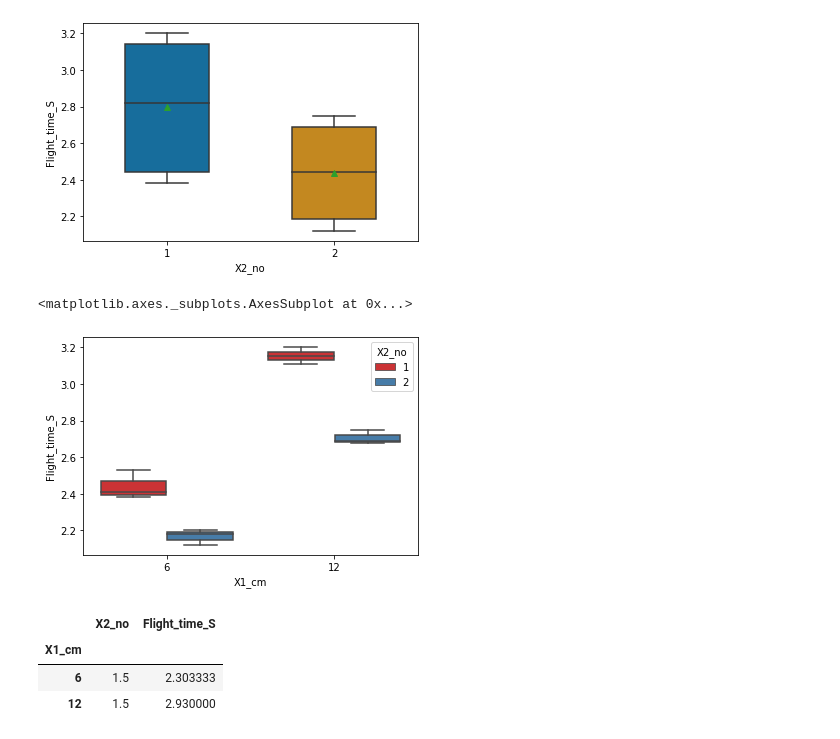
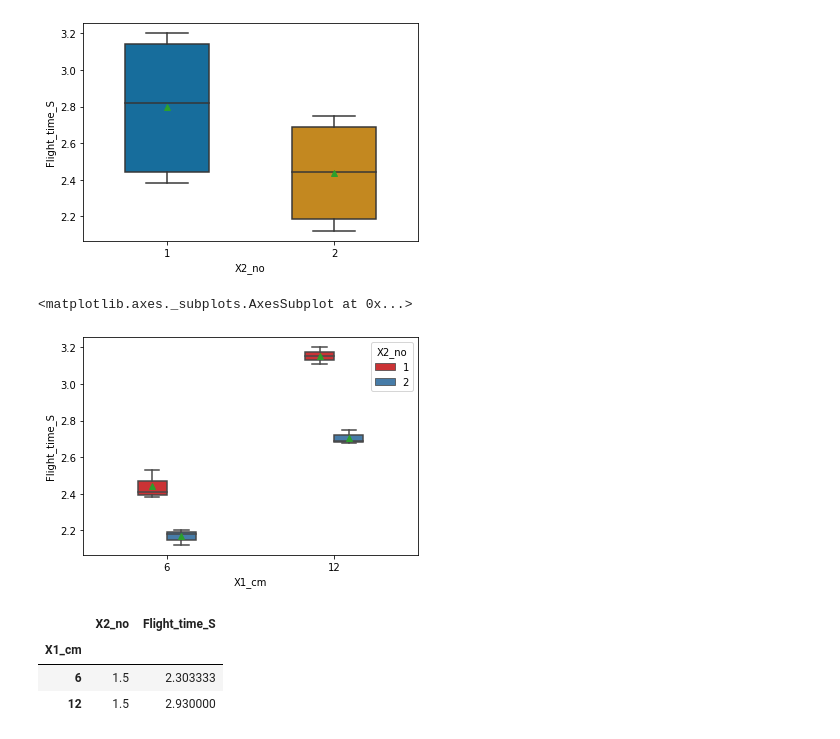
Before and after one commit to sankarsasmal/Python, a Jupyter notebook: Statistics_with_Python_Quickstart.ipynb, the cells around one changed output. Saved outputs shown, nothing was run; the diff lists cells and outputs as text; code cells hidden in the pictures.

```diff
--- a/Statistics_with_Python_Quickstart.ipynb
+++ b/Statistics_with_Python_Quickstart.ipynb
@@ -95,10 +95,11 @@ sns.boxplot(y='Flight_time_S', x='X2_no',
 <matplotlib.axes._subplots.AxesSubplot at 0x...>
 [figure]
 # %%
-sns.boxplot(x="X1_cm", y="Flight_time_S", hue="X2_no", data=df, palette="Set1")
+sns.boxplot(x="X1_cm", y="Flight_time_S", hue="X2_no", data=df, width=0.35, showmeans=True,
+                palette="Set1")
 # %% [output]
 <matplotlib.axes._subplots.AxesSubplot at 0x...>
-[figure, old version]
+[figure, new version]
 # %%
 df = df[['X1_cm','X2_no', 'Flight_time_S']]
 df.groupby(['X1_cm']).mean()
```
Also changed, not shown: parts of 8 cells of this notebook.
